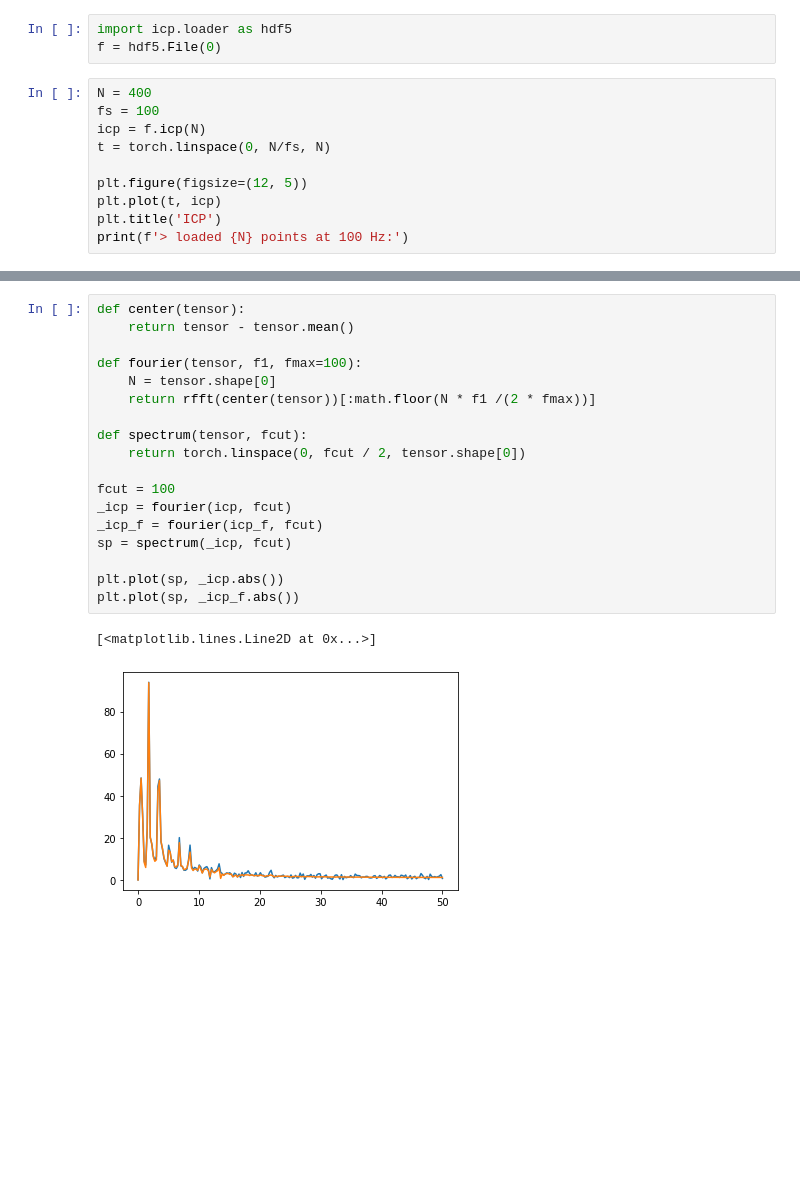
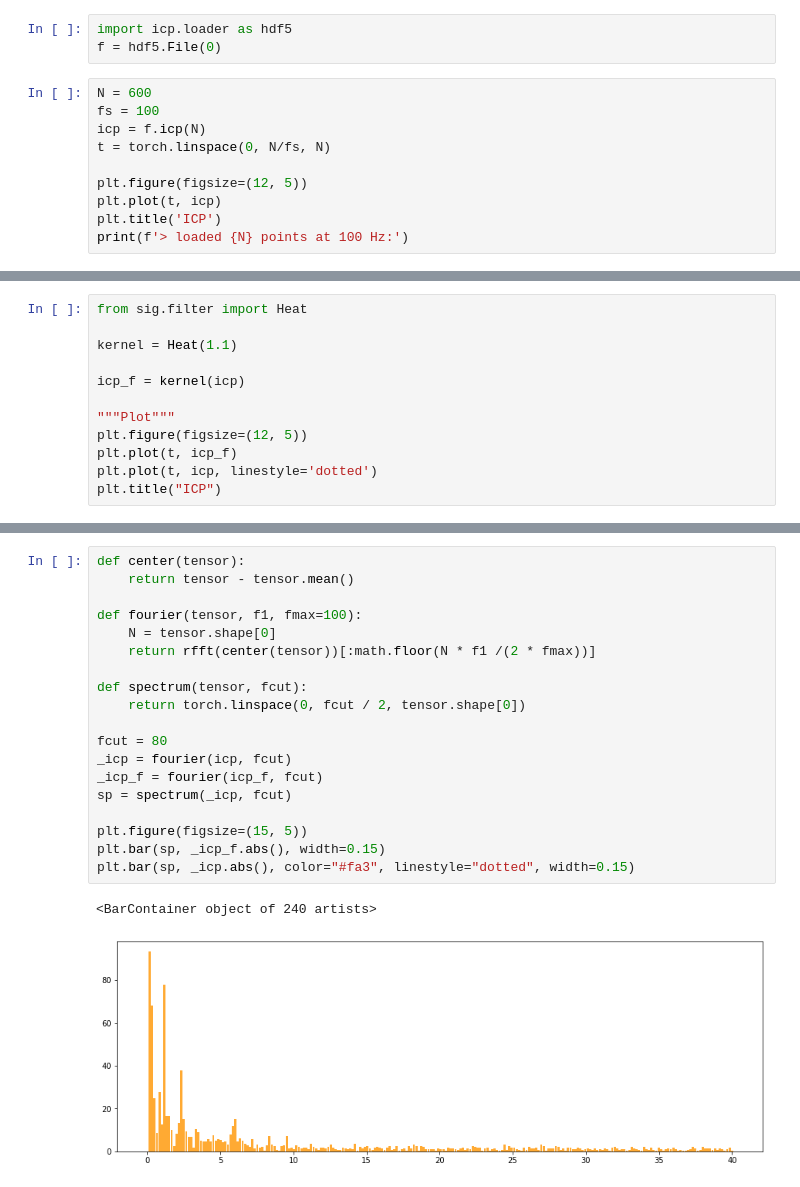
Before and after one commit to opeltre/revert, a Jupyter notebook: notebooks/icp.ipynb, the cells around one changed output, grey strips where cells are left out. Cells and saved outputs as stored; diff of their text form; blank space fills up the shorter version.

```diff
--- a/notebooks/icp.ipynb
+++ b/notebooks/icp.ipynb
@@ -13,7 +13,7 @@ Intracranial pressure (ICP) is measured by lumbar puncture during infusion tests
 import icp.loader as hdf5
 f = hdf5.File(0)
 # %%
-N = 400
+N = 600
 fs = 100
 icp = f.icp(N)
 t = torch.linspace(0, N/fs, N)
@@ -27,0 +39,12 @@ print(f'> loaded {N} points at 100 Hz:')
+# %%
+from sig.filter import Heat
+
+kernel = Heat(1.1)
+
+icp_f = kernel(icp)
+
+"""Plot"""
+plt.figure(figsize=(12, 5))
+plt.plot(t, icp_f)
+plt.plot(t, icp, linestyle='dotted')
+plt.title("ICP")
@@ -58,21 +251,22 @@ plt.plot(t[:-2], torch.diff(torch.diff(icp_f)))
 # %%
 def center(tensor):
     return tensor - tensor.mean()
 
 def fourier(tensor, f1, fmax=100):
     N = tensor.shape[0]
     return rfft(center(tensor))[:math.floor(N * f1 /(2 * fmax))]
 
 def spectrum(tensor, fcut):
     return torch.linspace(0, fcut / 2, tensor.shape[0])
 
-fcut = 100
+fcut = 80
 _icp = fourier(icp, fcut)
 _icp_f = fourier(icp_f, fcut)
 sp = spectrum(_icp, fcut)
 
-plt.plot(sp, _icp.abs())
-plt.plot(sp, _icp_f.abs())
+plt.figure(figsize=(15, 5))
+plt.bar(sp, _icp_f.abs(), width=0.15)
+plt.bar(sp, _icp.abs(), color="#fa3", linestyle="dotted", width=0.15)
 # %% [output]
-[<matplotlib.lines.Line2D at 0x...>]
+<BarContainer object of 240 artists>
-[figure, old version]
+[figure, new version]
```
Also changed, not shown: parts of 26 cells of this notebook, 1 other file.
